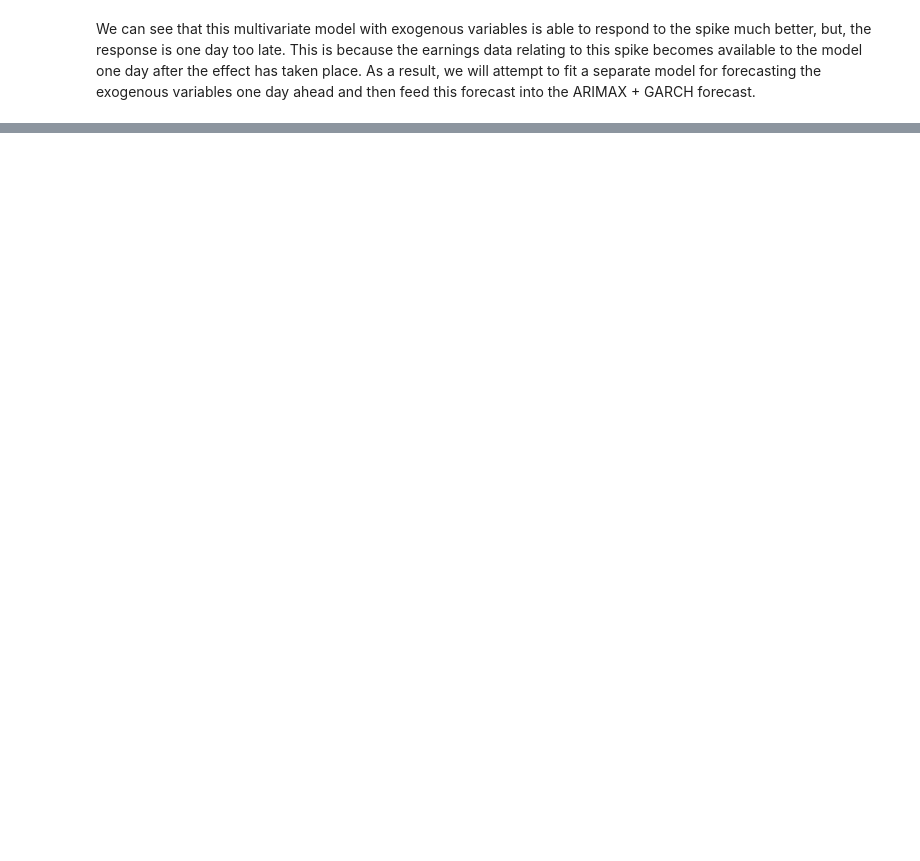
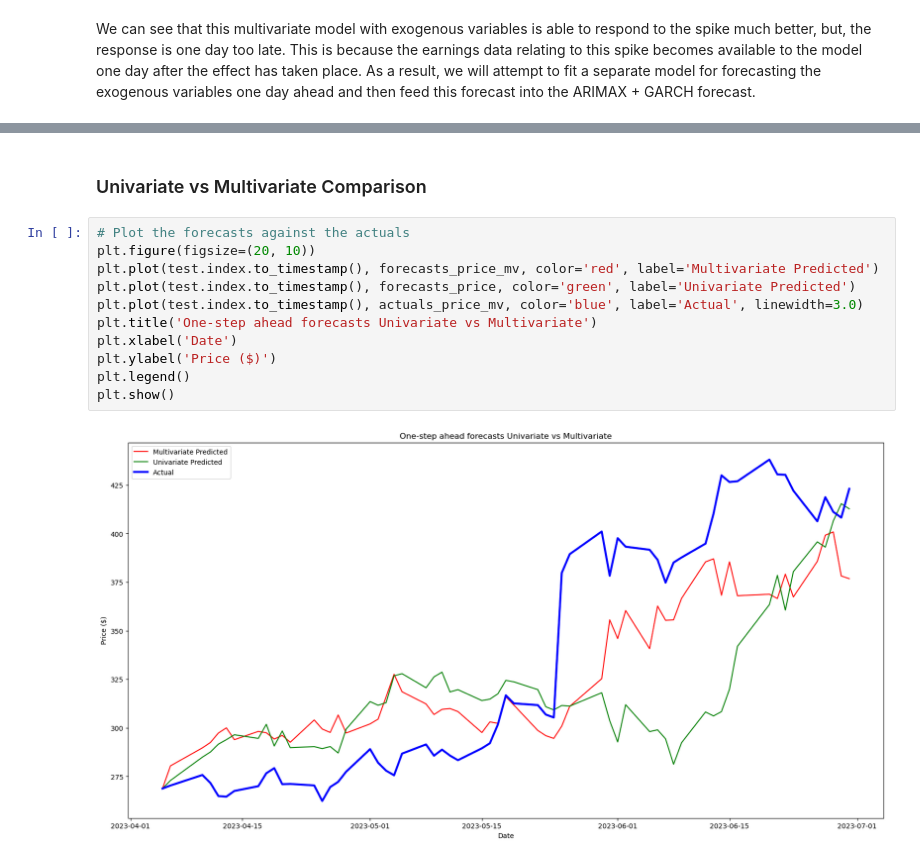
Before and after one commit to Buzzpod/ForecastX, a Jupyter notebook: Notebooks/NVDA_ARMA_GARCH.ipynb, the cells around one changed output, grey strips where cells are left out. Saved outputs shown, nothing was run; the diff lists cells and outputs as text; blank space fills up the shorter version.

```diff
--- a/Notebooks/NVDA_ARMA_GARCH.ipynb
+++ b/Notebooks/NVDA_ARMA_GARCH.ipynb
@@ -605,0 +606,15 @@ MAPE: 23.132841971941577%
+# %% [markdown]
+### Univariate vs Multivariate Comparison
+# %%
+# Plot the forecasts against the actuals
+plt.figure(figsize=(20, 10))
+plt.plot(test.index.to_timestamp(), forecasts_price_mv, color='red', label='Multivariate Predicted')
+plt.plot(test.index.to_timestamp(), forecasts_price, color='green', label='Univariate Predicted')
+plt.plot(test.index.to_timestamp(), actuals_price_mv, color='blue', label='Actual', linewidth=3.0)
+plt.title('One-step ahead forecasts Univariate vs Multivariate')
+plt.xlabel('Date')
+plt.ylabel('Price ($)')
+plt.legend()
+plt.show()
+# %% [output]
+[figure, added]
```
Also changed, not shown: parts of 8 cells of this notebook, 21 other files.
